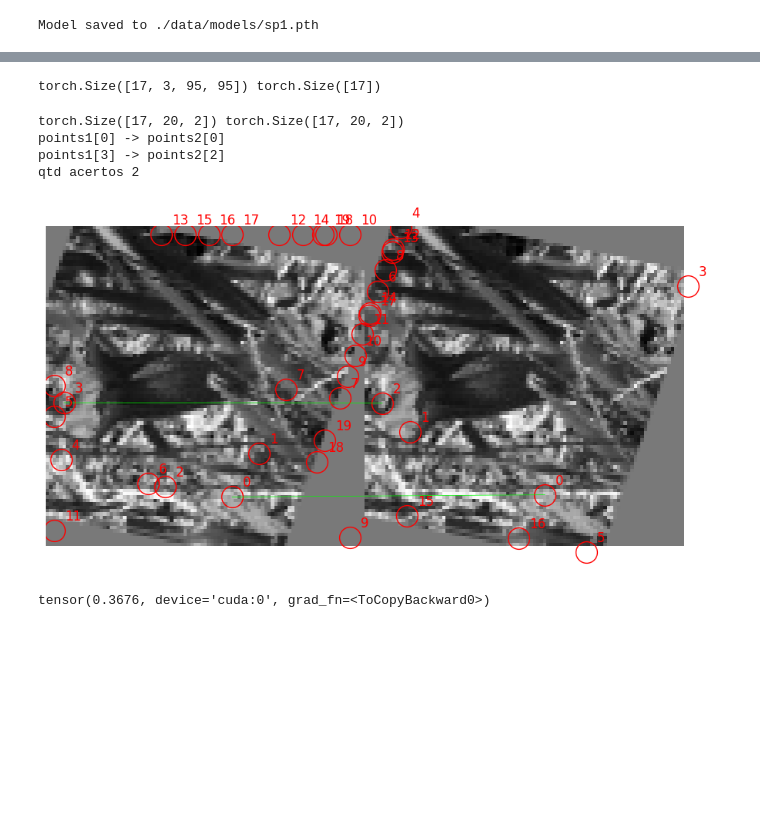
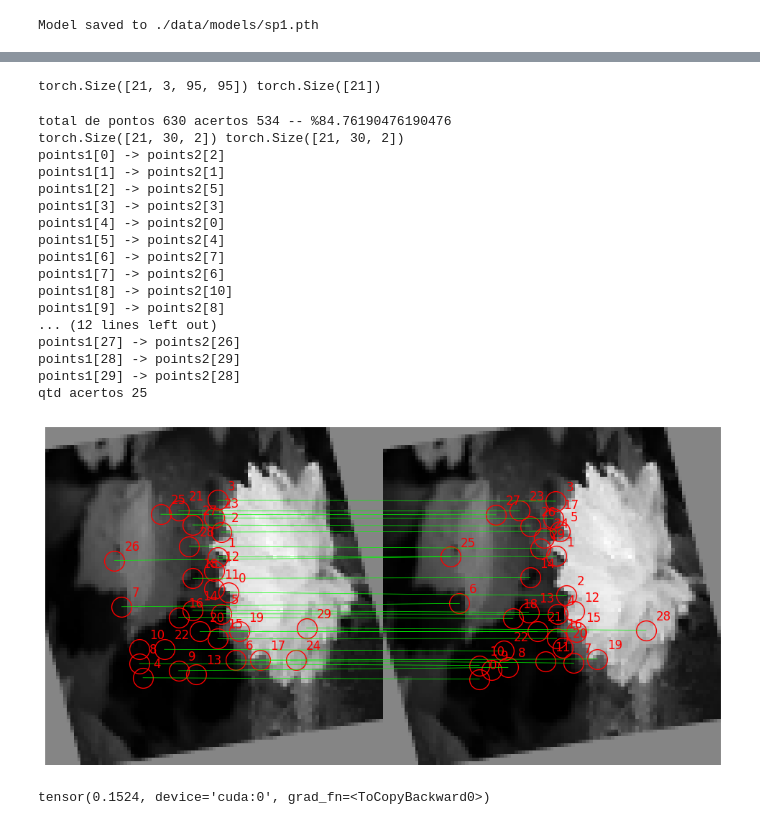
Before and after one commit to binarycode11/singular-points, a Jupyter notebook: singular_points.ipynb, the cells around one changed output, grey strips where cells are left out. Drawn from its saved outputs; the diff is of its cells as text; code cells hidden in the pictures; blank space fills up the shorter version.

```diff
--- a/singular_points.ipynb
+++ b/singular_points.ipynb
@@ -29,7 +29,7 @@ def custom_config(args):
     args.dim_first = 3
     args.dim_second = 5
     args.dim_third = 8
-    args.batch_size = 17
+    args.batch_size = 21
     args.margin_loss = 4.0
     args.border  = 21
     args.nms_size = 5 # normal é 10, alterei so pra avaliar o match
@@ -37,7 +37,7 @@ def custom_config(args):
     args.exported = False
     return args
 
-POINTS_LIMIT = 20
+POINTS_LIMIT = 30
 THRESHOLD_COLLISION = 2.0
 args = custom_config(args)
 # %%
@@ -542,10 +542,10 @@ criterion_d = triplet_loss(is_ssim=args.is_loss_ssim, margim=args.margin_loss)
 # %%
 gc.collect()
 torch.cuda.empty_cache()
-args.epochs=35
+args.epochs=10
 i_epoch = 0
 loss = 0
-optimizer = optim.Adam(model.parameters(), lr=0.01, weight_decay=0.0001)
+optimizer = optim.Adam(model.parameters(), lr=0.05, weight_decay=0.0001)
 scheduler = ExponentialLR(optimizer, gamma=0.50)
 
 best_loss = float('inf')
@@ -556,7 +556,7 @@ model=SingularPoints(args).to(device)
 print("epoca {} loss {}".format(i_epoch, loss))
 for epoch in range(i_epoch, args.epochs):
     # Atualizar a taxa de aprendizado
-    if (epoch % 10 == 0) and (epoch != 0):
+    if (epoch % 3 == 0) and (epoch != 0):
         scheduler.step()
 
     running_loss = train_one_epoch(model, trainloader, optimizer=optimizer, loss_map=criterion_d,loss_point=loss_point,device=device,transformations=transformations)
@@ -612,6 +622,5 @@ Namespace(exported=False, num_channels=3, pyramid_levels=3, scale_pyramid=1.3, d
 Model loaded from ./data/models/sp1.pth
 # %%
-
 iterator=iter(testloader)
 img,labels = next(iterator)
 print(img.shape,labels.shape)
@@ -623,22 +632,43 @@ with torch.no_grad():
   batch_t,mask_t,features_summary_t,features_ori_t,batch_points_t = transformations(img,mask,features_summary,features_ori,batch_points.to(device))# transformar orientacoes e pontos
   features_key_t2,features_summary_t2,features_ori_t2,batch_points_t2 =predict_all_points(batch_t,mask_t)# prever os pontos da imagem transformada
 # %% [output]
-torch.Size([17, 3, 95, 95]) torch.Size([17])
+torch.Size([21, 3, 95, 95]) torch.Size([21])
 # %%
-INDEX =7
+INDEX =18
 lista_correspondencias = find_matching_in_batch(batch_points_t2.cpu(),batch_points_t.cpu(),threshold=4)
+acertos = 0
+for correspondencias in lista_correspondencias:
+  acertos +=len(correspondencias)
+
+q,p,_ = batch_points_t.shape
+total = q*p
+print("total de pontos {} acertos {} -- %{}".format(total,acertos,acertos*100/total))
+
 print(batch_points_t2.shape,batch_points_t.shape)
 for (idx1,idx2) in lista_correspondencias[INDEX]:
     print(f"points1[{idx1}] -> points2[{idx2}]")
 print(f"qtd acertos {len(lista_correspondencias[INDEX])}")
 plot_matches_keypoints(batch_t[INDEX,0], batch_points_t2[INDEX].cpu(), batch_t[INDEX,0], batch_points_t[INDEX].cpu(),lista_correspondencias[INDEX])
 
 loss_col = loss_point(lista_correspondencias,n_pontos=POINTS_LIMIT)
 loss_col
 # %% [output]
-torch.Size([17, 20, 2]) torch.Size([17, 20, 2])
-points1[0] -> points2[0]
-points1[3] -> points2[2]
-qtd acertos 2
+total de pontos 630 acertos 534 -- %84.76190476190476
+torch.Size([21, 30, 2]) torch.Size([21, 30, 2])
+points1[0] -> points2[2]
+points1[1] -> points2[1]
+points1[2] -> points2[5]
+points1[3] -> points2[3]
+points1[4] -> points2[0]
+points1[5] -> points2[4]
+points1[6] -> points2[7]
+points1[7] -> points2[6]
+points1[8] -> points2[10]
+points1[9] -> points2[8]
+... (12 lines left out)
+points1[27] -> points2[26]
+points1[28] -> points2[29]
+points1[29] -> points2[28]
+qtd acertos 25
-[figure, old version]
+[figure, new version]
-tensor(0.3676, device='cuda:0', grad_fn=<ToCopyBackward0>)
+tensor(0.1524, device='cuda:0', grad_fn=<ToCopyBackward0>)
```
Also changed, not shown: parts of 7 cells of this notebook.
